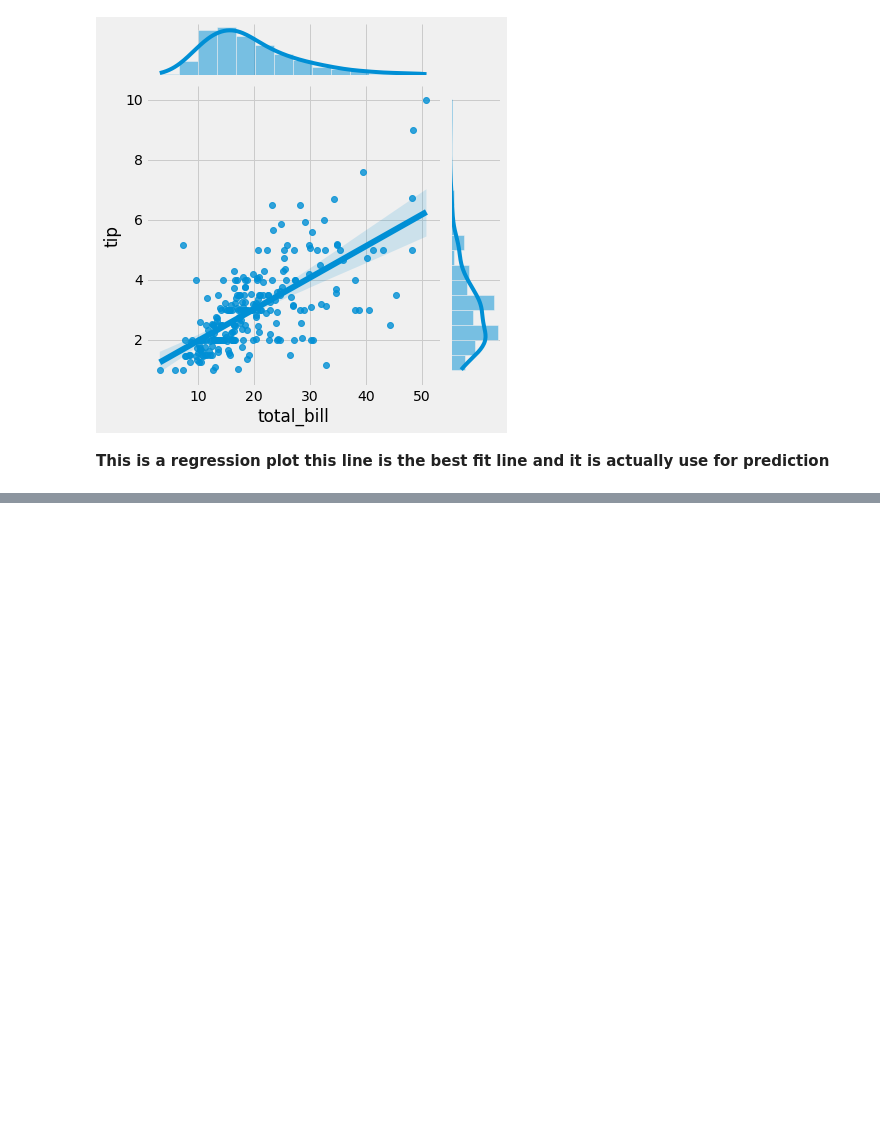
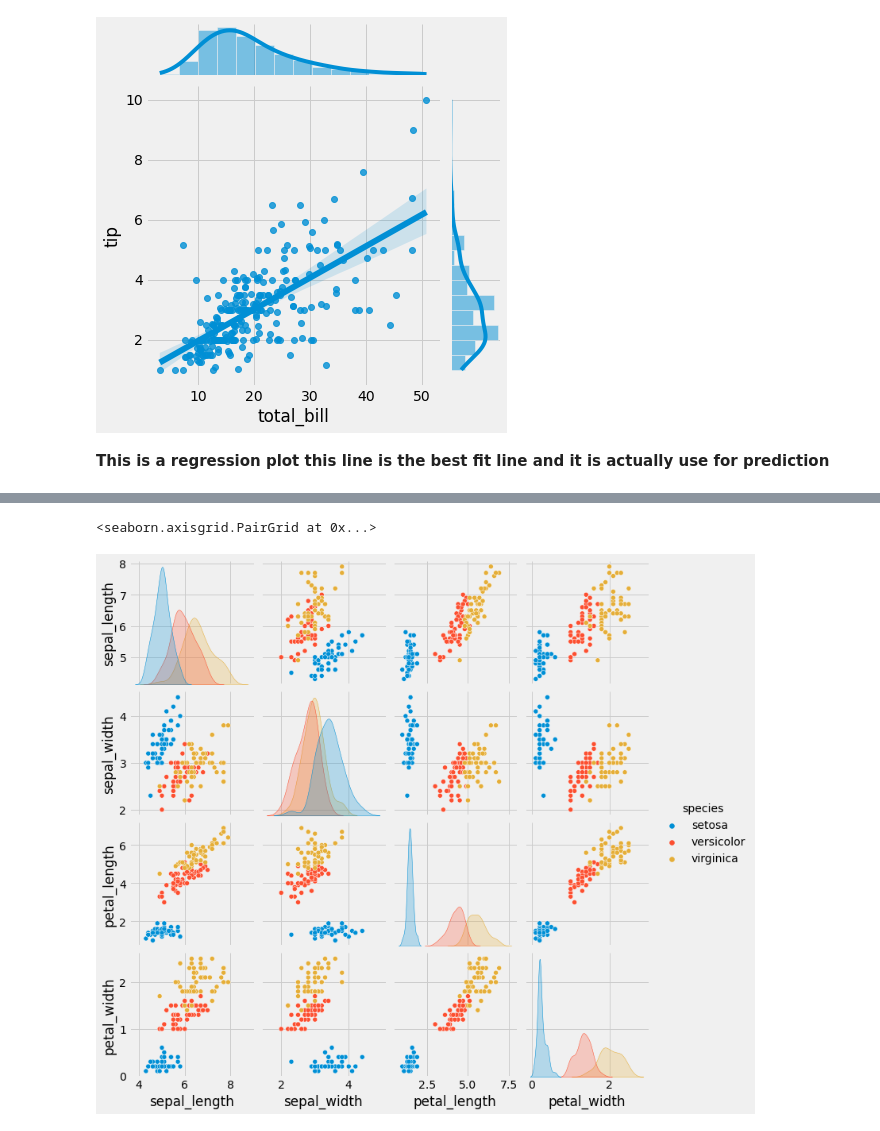
Before and after one commit to Hamza-Tahirr/Seaborn, a Jupyter notebook: Seaborn .ipynb, the cells around one changed output, grey strips where cells are left out. Cells and saved outputs as stored; diff of their text form; code cells hidden in the pictures; blank space fills up the shorter version.

```diff
--- a/Seaborn .ipynb
+++ b/Seaborn .ipynb
@@ -400,0 +423,5 @@ sns.jointplot(x='total_bill',y='tip',data=tips,kind='reg')
+# %%
+sns.pairplot(iris,hue='species')
+# %% [output]
+<seaborn.axisgrid.PairGrid at 0x...>
+[figure, added]
```
Also changed, not shown: parts of 10 cells of this notebook.
